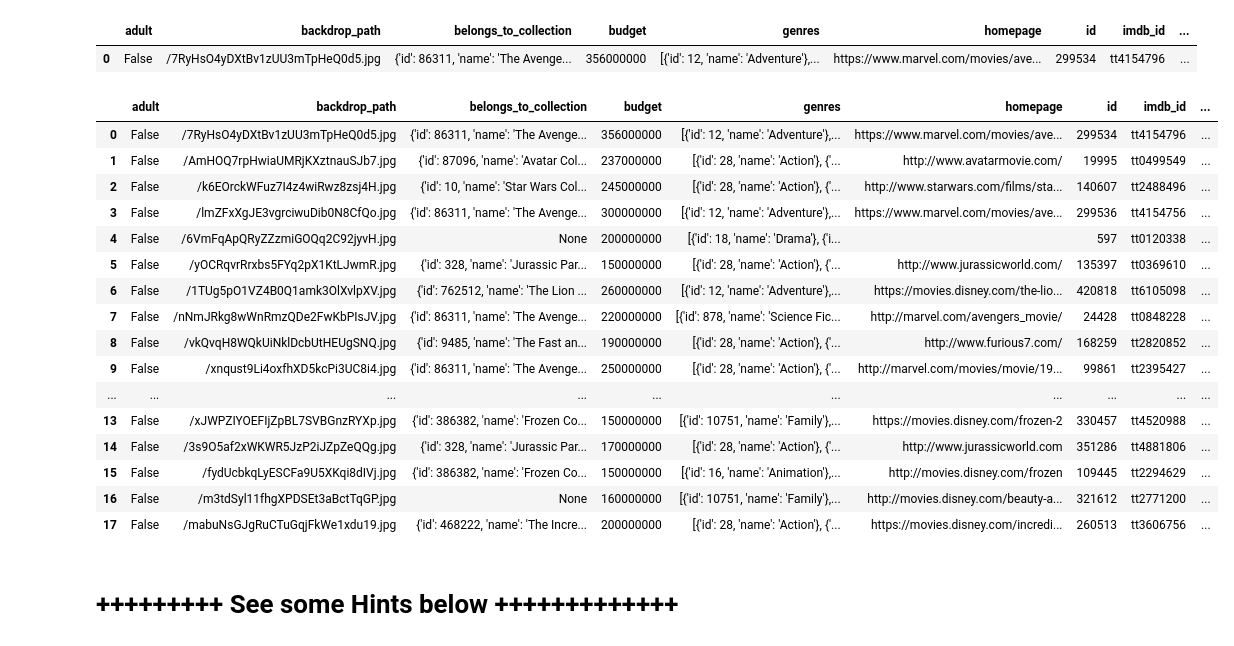
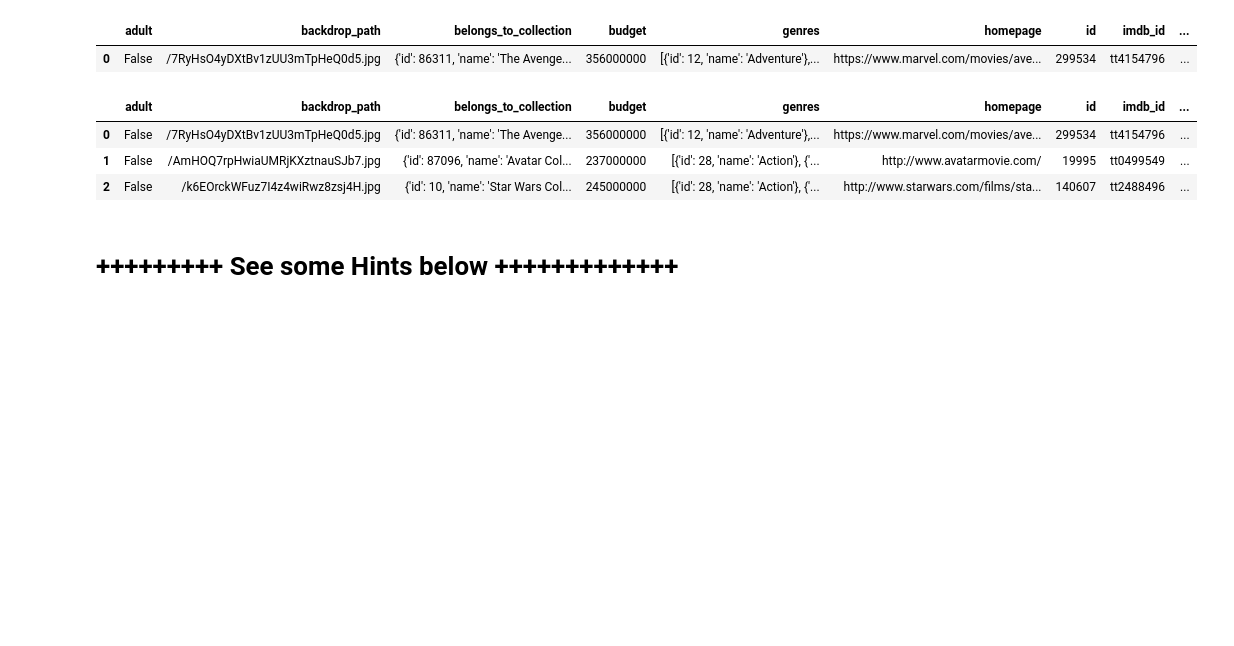
Before and after one commit to qviet1602/Python_project, a Jupyter notebook: Project_02_Materials/Project_02_ProjectBrief_blank.ipynb, the cells around one changed output. Drawn from its saved outputs; the diff is of its cells as text; code cells hidden in the pictures; blank space fills up the shorter version.

```diff
--- a/Project_02_Materials/Project_02_ProjectBrief_blank.ipynb
+++ b/Project_02_Materials/Project_02_ProjectBrief_blank.ipynb
@@ -165,25 +165,12 @@ for i in movie_id:
     data = data.to_frame().T
     data_df = pd.concat([data_df, data], axis =0, ignore_index=True)
 # %%
-data_df.head()
+data_df.head(n=3)
 # %% [output]
 |  | adult | backdrop_path | belongs_to_collection | budget | genres | homepage | id | imdb_id | ... |
 | 0 | False | /7RyHsO4yDXtBv1zUU3mTpHeQ0d5.jpg | {'id': 86311, 'name': 'The Avenge... | 356000000 | [{'id': 12, 'name': 'Adventure'},... | https://www.marvel.com/movies/ave... | 299534 | tt4154796 | ... |
 | 1 | False | /AmHOQ7rpHwiaUMRjKXztnauSJb7.jpg | {'id': 87096, 'name': 'Avatar Col... | 237000000 | [{'id': 28, 'name': 'Action'}, {'... | http://www.avatarmovie.com/ | 19995 | tt0499549 | ... |
 | 2 | False | /k6EOrckWFuz7I4z4wiRwz8zsj4H.jpg | {'id': 10, 'name': 'Star Wars Col... | 245000000 | [{'id': 28, 'name': 'Action'}, {'... | http://www.starwars.com/films/sta... | 140607 | tt2488496 | ... |
-| 3 | False | /lmZFxXgJE3vgrciwuDib0N8CfQo.jpg | {'id': 86311, 'name': 'The Avenge... | 300000000 | [{'id': 12, 'name': 'Adventure'},... | https://www.marvel.com/movies/ave... | 299536 | tt4154756 | ... |
-| 4 | False | /6VmFqApQRyZZzmiGOQq2C92jyvH.jpg | None | 200000000 | [{'id': 18, 'name': 'Drama'}, {'i... |  | 597 | tt0120338 | ... |
-| 5 | False | /yOCRqvrRrxbs5FYq2pX1KtLJwmR.jpg | {'id': 328, 'name': 'Jurassic Par... | 150000000 | [{'id': 28, 'name': 'Action'}, {'... | http://www.jurassicworld.com/ | 135397 | tt0369610 | ... |
-| 6 | False | /1TUg5pO1VZ4B0Q1amk3OlXvlpXV.jpg | {'id': 762512, 'name': 'The Lion ... | 260000000 | [{'id': 12, 'name': 'Adventure'},... | https://movies.disney.com/the-lio... | 420818 | tt6105098 | ... |
-| 7 | False | /nNmJRkg8wWnRmzQDe2FwKbPIsJV.jpg | {'id': 86311, 'name': 'The Avenge... | 220000000 | [{'id': 878, 'name': 'Science Fic... | http://marvel.com/avengers_movie/ | 24428 | tt0848228 | ... |
-| 8 | False | /vkQvqH8WQkUiNklDcbUtHEUgSNQ.jpg | {'id': 9485, 'name': 'The Fast an... | 190000000 | [{'id': 28, 'name': 'Action'}, {'... | http://www.furious7.com/ | 168259 | tt2820852 | ... |
-| 9 | False | /xnqust9Li4oxfhXD5kcPi3UC8i4.jpg | {'id': 86311, 'name': 'The Avenge... | 250000000 | [{'id': 28, 'name': 'Action'}, {'... | http://marvel.com/movies/movie/19... | 99861 | tt2395427 | ... |
-| ... | ... | ... | ... | ... | ... | ... | ... | ... | ... |
-| 13 | False | /xJWPZIYOEFIjZpBL7SVBGnzRYXp.jpg | {'id': 386382, 'name': 'Frozen Co... | 150000000 | [{'id': 10751, 'name': 'Family'},... | https://movies.disney.com/frozen-2 | 330457 | tt4520988 | ... |
-| 14 | False | /3s9O5af2xWKWR5JzP2iJZpZeQQg.jpg | {'id': 328, 'name': 'Jurassic Par... | 170000000 | [{'id': 28, 'name': 'Action'}, {'... | http://www.jurassicworld.com | 351286 | tt4881806 | ... |
-| 15 | False | /fydUcbkqLyESCFa9U5XKqi8dIVj.jpg | {'id': 386382, 'name': 'Frozen Co... | 150000000 | [{'id': 16, 'name': 'Animation'},... | http://movies.disney.com/frozen | 109445 | tt2294629 | ... |
-| 16 | False | /m3tdSyl11fhgXPDSEt3aBctTqGP.jpg | None | 160000000 | [{'id': 10751, 'name': 'Family'},... | http://movies.disney.com/beauty-a... | 321612 | tt2771200 | ... |
-| 17 | False | /mabuNsGJgRuCTuGqjFkWe1xdu19.jpg | {'id': 468222, 'name': 'The Incre... | 200000000 | [{'id': 28, 'name': 'Action'}, {'... | https://movies.disney.com/incredi... | 260513 | tt3606756 | ... |
 # %% [markdown]
 # +++++++++ See some Hints below +++++++++++++
 # %% [markdown]
```
